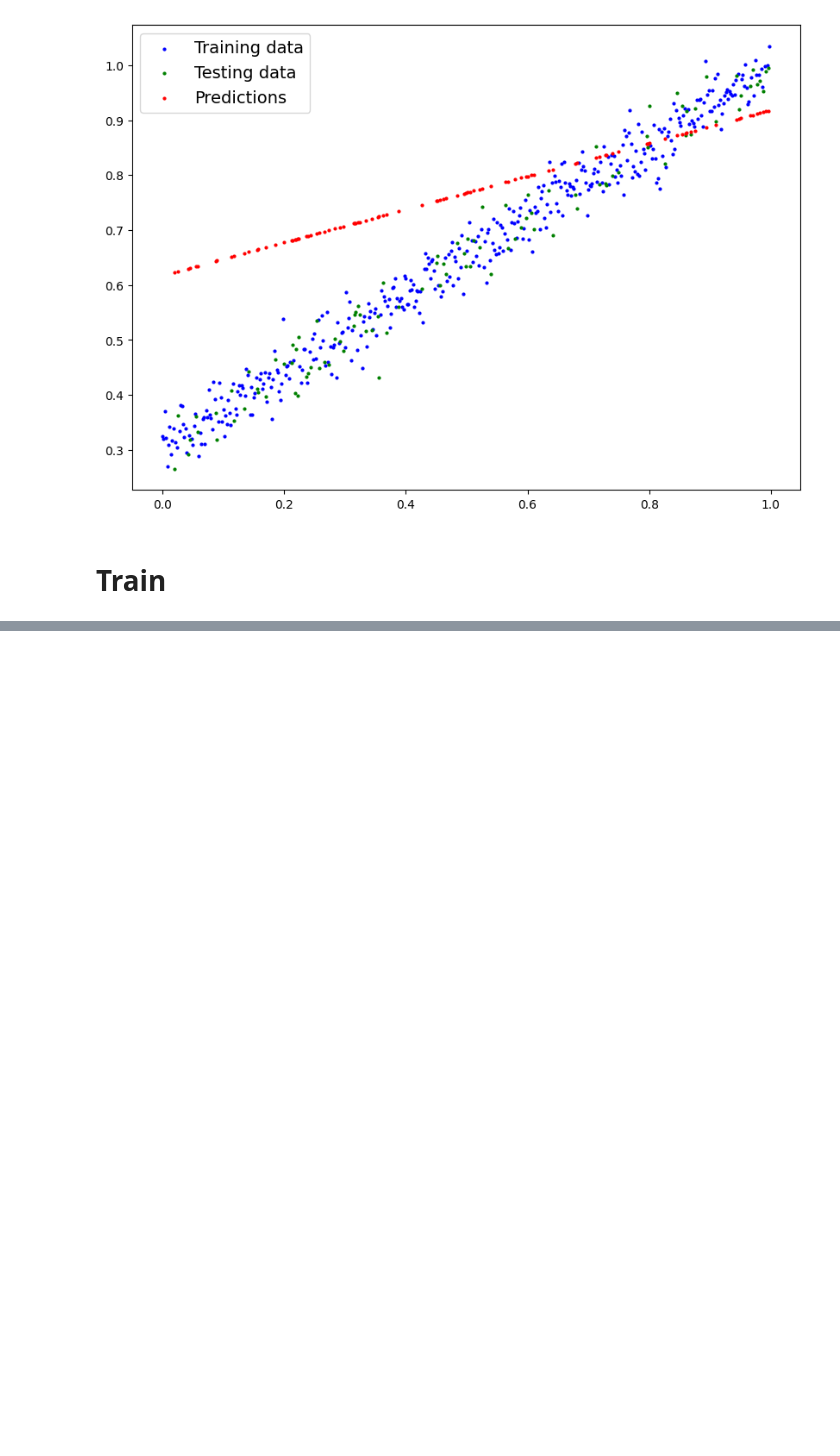
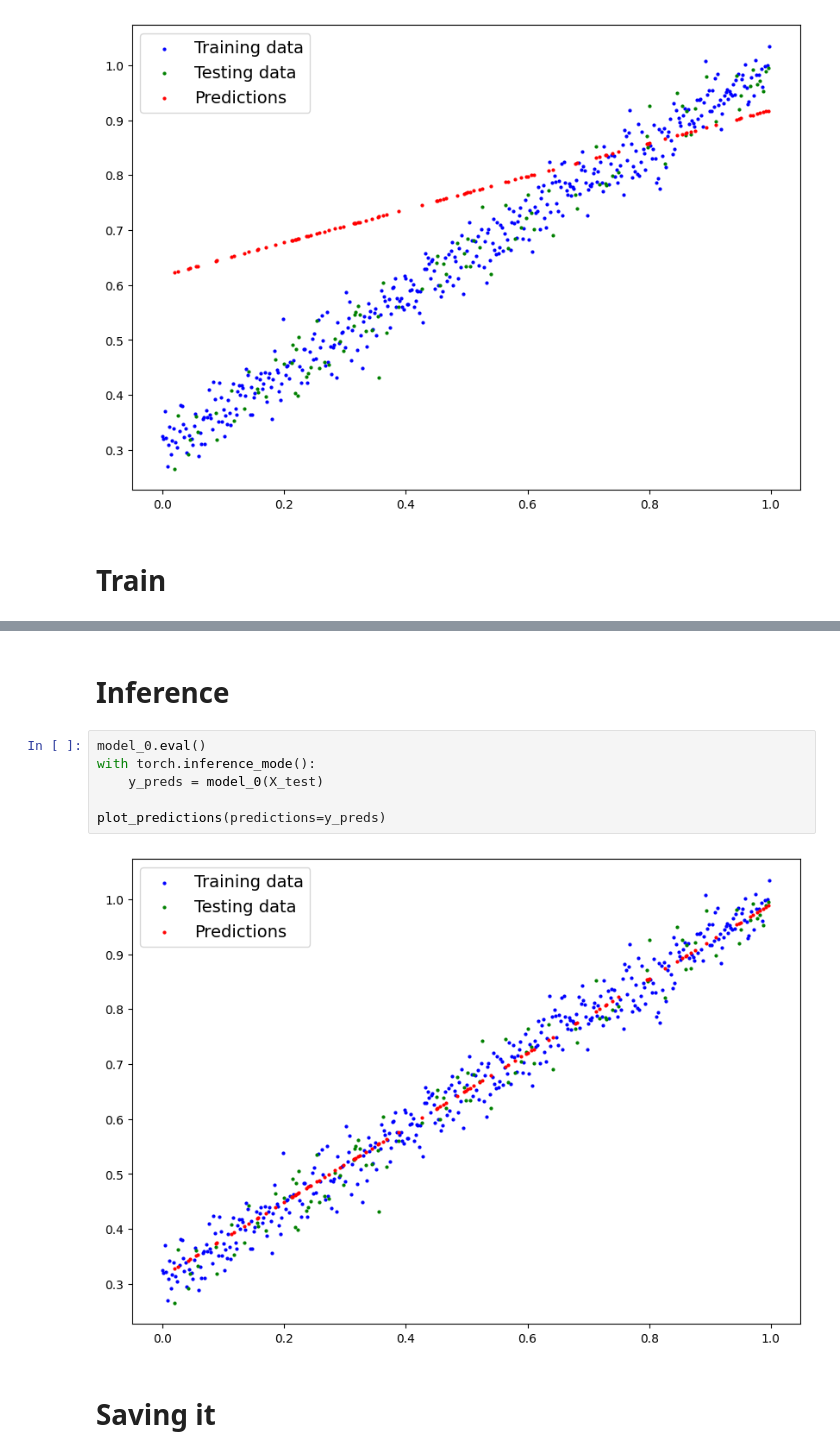
Before and after one commit to joseFranciscoHS/TechJourney, a Jupyter notebook: PytorchZeroToMastery/1_WorkflowFundamentals.ipynb, the cells around one changed output, grey strips where cells are left out. Drawn from its saved outputs; the diff is of its cells as text; blank space fills up the shorter version.

```diff
--- a/PytorchZeroToMastery/1_WorkflowFundamentals.ipynb
+++ b/PytorchZeroToMastery/1_WorkflowFundamentals.ipynb
@@ -95,0 +176,12 @@ plot_predictions(predictions=y_preds)
+# %% [markdown]
+# Inference
+# %%
+model_0.eval()
+with torch.inference_mode():
+    y_preds = model_0(X_test)
+
+plot_predictions(predictions=y_preds)
+# %% [output]
+[figure, added]
+# %% [markdown]
+# Saving it
```
Also changed, not shown: parts of 6 cells of this notebook, 1 other file.
